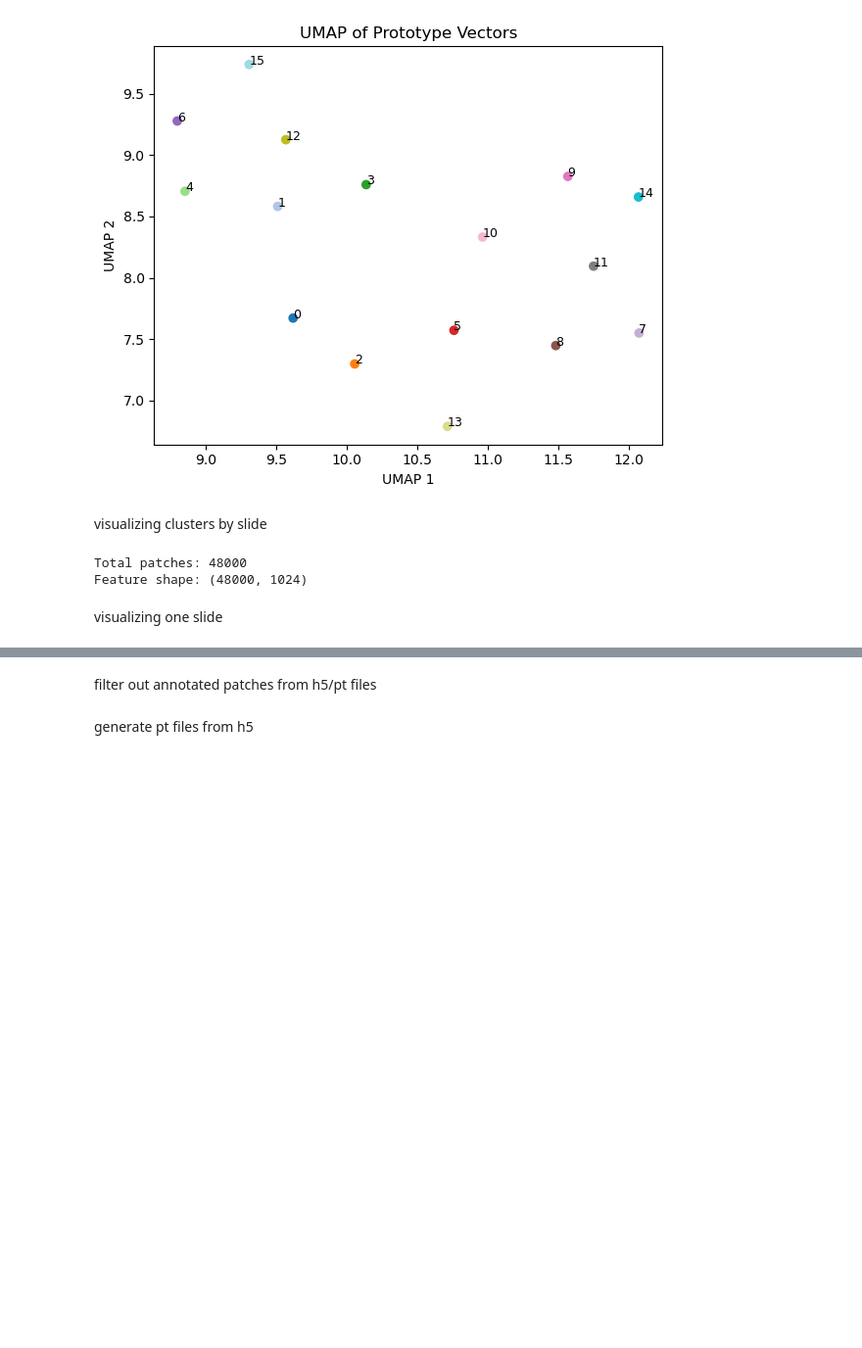
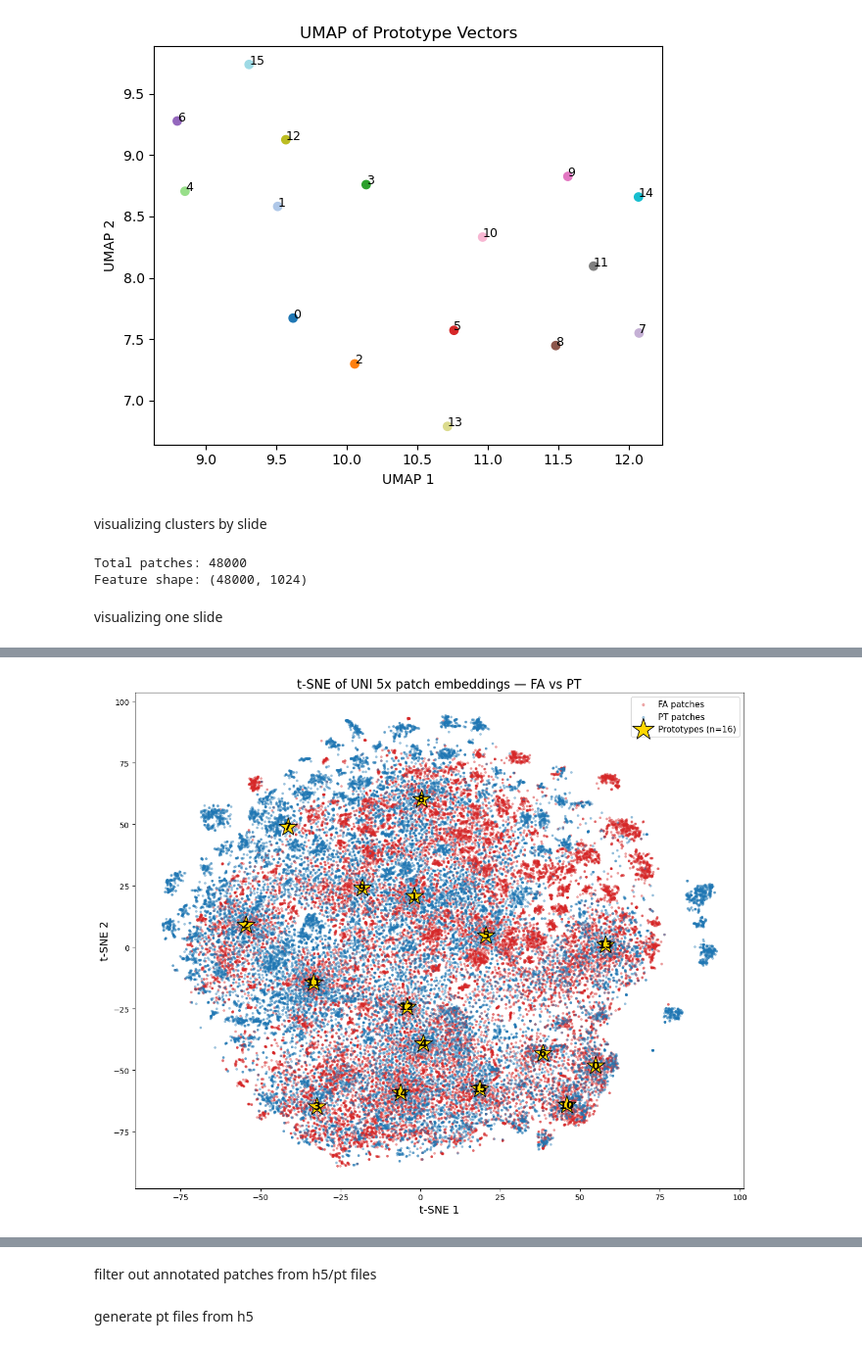
Before and after one commit to vnguyen16/PANTHER, a Jupyter notebook: src/other_scripts/tsne_plots.ipynb, the cells around one changed output, grey strips where cells are left out. Shown at 98% size. Cells and saved outputs as stored; diff of their text form; code cells hidden in the pictures; blank space fills up the shorter version.

```diff
--- a/src/other_scripts/tsne_plots.ipynb
+++ b/src/other_scripts/tsne_plots.ipynb
@@ -431,0 +765,54 @@ plt.show()
+# %%
+# -----------------------------
+# 4. Plotting FA vs PT patches with optional highlighted slide
+# -----------------------------
+highlight_slide_id = None   # or None if you don't want to highlight anything
+is_highlight = (slide_ids == highlight_slide_id) if highlight_slide_id else np.zeros_like(slide_ids, dtype=bool)
+is_background = ~is_highlight
+
+# assuming labels: 0 = FA, 1 = PT
+labels_FA = (all_labels == 0) & is_background
+labels_PT = (all_labels == 1) & is_background
+
+plt.figure(figsize=(12, 10))
+
+# Plot FA patches (red)
+plt.scatter(features_2d[labels_FA, 0],
+            features_2d[labels_FA, 1],
+            c='#d62728', s=6, alpha=0.35, label='FA patches')
+
+# Plot PT patches (blue)
+plt.scatter(features_2d[labels_PT, 0],
+            features_2d[labels_PT, 1],
+            c='#1f77b4', s=6, alpha=0.35, label='PT patches')
+
+# Plot prototypes (red stars with black edges) --------------
+plt.scatter(prototypes_2d[:, 0], prototypes_2d[:, 1],
+            c='gold', marker='*', s=600, linewidths=1,
+            edgecolors='black', label='Prototypes (n=16)')
+# --------------------------------------------------
+
+# Optionally highlight one slide (gold)
+if highlight_slide_id:
+    plt.scatter(features_2d[is_highlight, 0],
+                features_2d[is_highlight, 1],
+                c='gold', s=10, alpha=0.9,
+                edgecolors='black', linewidths=0.5,
+                label=f'Highlighted slide: {highlight_slide_id}')
+
+plt.title("t-SNE of UNI 5x patch embeddings — FA vs PT", fontsize=16)
+plt.xlabel("t-SNE 1", fontsize=14)
+plt.ylabel("t-SNE 2", fontsize=14)
+plt.legend(fontsize=11, markerscale=1.2, frameon=True)
+
+# Add numbers to prototypes (starting from 0) ----------
+for i, (x, y) in enumerate(prototypes_2d):
+    plt.text(x, y, str(i), color='black',  # Changed i+1 to just i
+             ha='center', va='center', fontsize=14, fontweight='bold')
+# --------------------------------------------------
+
+
+plt.tight_layout()
+plt.show()
+# %% [output]
+[figure, added]
```
Also changed, not shown: parts of 26 cells of this notebook, 36 other files.
